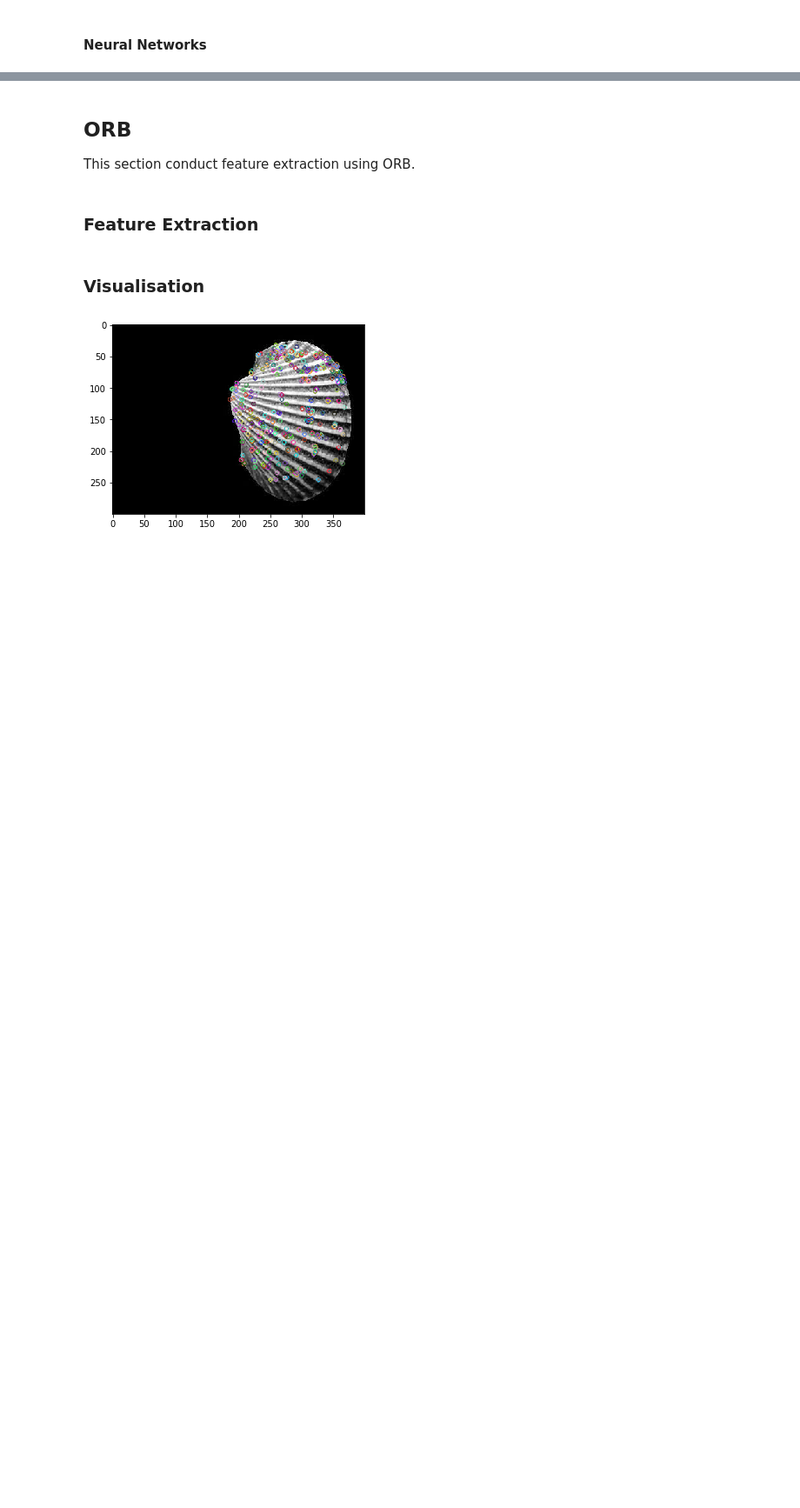
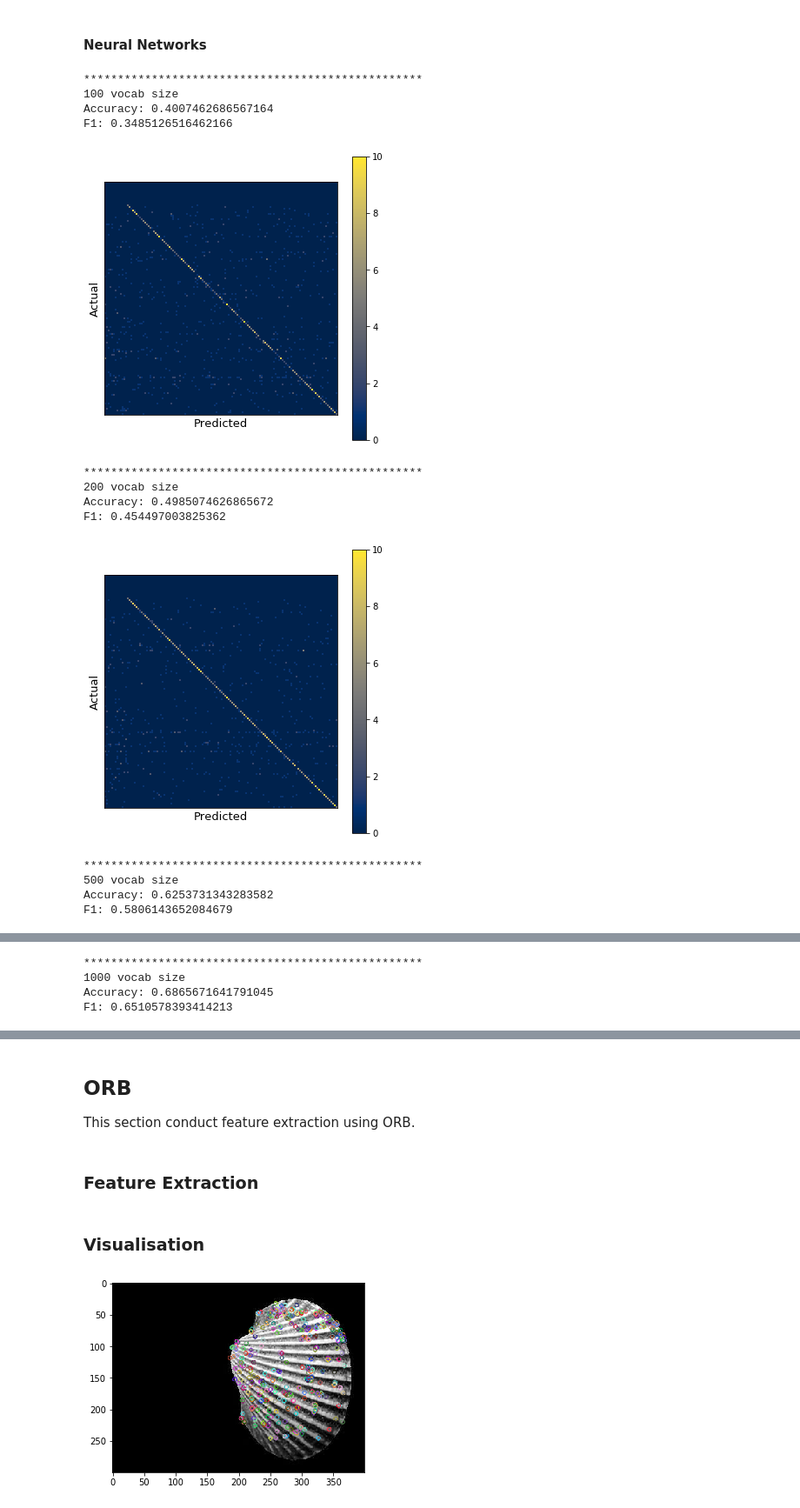
Before and after one commit to maleakhiw/shell-feature-extraction, a Jupyter notebook: notebooks/Keypoint Feature Extraction.ipynb, the cells around one changed output, grey strips where cells are left out. Shown at 87% size. Cells and saved outputs as stored; diff of their text form; code cells hidden in the pictures; blank space fills up the shorter version.

```diff
--- a/notebooks/Keypoint Feature Extraction.ipynb
+++ b/notebooks/Keypoint Feature Extraction.ipynb
@@ -580,5 +610,8 @@ rf
 # %% [markdown]
 #### Neural Networks
+# %%
+le = LabelEncoder()
+y_brief = le.fit_transform(y_brief)
 # %%
 ## Loop configuration
 feature_sets = [
@@ -605,7 +638,7 @@ cmaps = ["plasma", "viridis"]
 # on other files.
 optimizer = keras.optimizers.Adam()
 batch_size = 64
-no_epochs = 200
+no_epochs = 50
 # %%
 ## Evaluation
 # Iterate over different feature sets
@@ -646,34 +679,50 @@ for feature_set , feature_set_name in zip(feature_sets, feature_sets_name):
 
         # Early stopping callbacks
         early_stopping = tf.keras.callbacks.EarlyStopping(
-            monitor='val_loss', min_delta=0, patience=40,
-            mode="auto", restore_best_weights=False
+            monitor='val_loss',
+#             min_delta=0, patience=1,
+#             mode="auto", restore_best_weights=False
         )
 
         # Fit data to model
         history = model.fit(X[train], y[train],
                   batch_size=batch_size,
                   epochs=no_epochs, verbose=0,
                   validation_data=(X[valid], y[valid]),
                   callbacks=[early_stopping])
 
         # Generate generalisation metrics
         pred = model.predict(X[test])
         pred = np.argmax(pred, axis=1)
         cm = confusion_matrix(pred, y[test])
         acc = accuracy_score(pred, y[test])
         f1 = f1_score(pred, y[test], average="macro")
 
         # Add data to dict results
         dict_results["accuracy"].append(acc)
         dict_results["f1"].append(f1)
         dict_results["cm"].append(cm)
 
     # Display accuracy, f1, confusion matrix
     print(f"Accuracy: {np.mean(dict_results['accuracy'])}")
     print(f"F1: {np.mean(dict_results['f1'])}")
     plot_confusion_matrix(sum(dict_results['cm']), cmap="cividis")
 
     print()
 
     list_dict_results.append(dict_results)
+# %% [output]
+**************************************************
+100 vocab size
+Accuracy: 0.4007462686567164
+F1: 0.3485126516462166
+[figure, added]
+**************************************************
+200 vocab size
+Accuracy: 0.4985074626865672
+F1: 0.454497003825362
+[figure, added]
+**************************************************
+500 vocab size
+Accuracy: 0.6253731343283582
+F1: 0.5806143652084679
@@ -679,0 +730,4 @@ for feature_set , feature_set_name in zip(feature_sets, feature_sets_name):
+**************************************************
+1000 vocab size
+Accuracy: 0.6865671641791045
+F1: 0.6510578393414213
```
Also changed, not shown: parts of 45 cells of this notebook, 10 other files.
